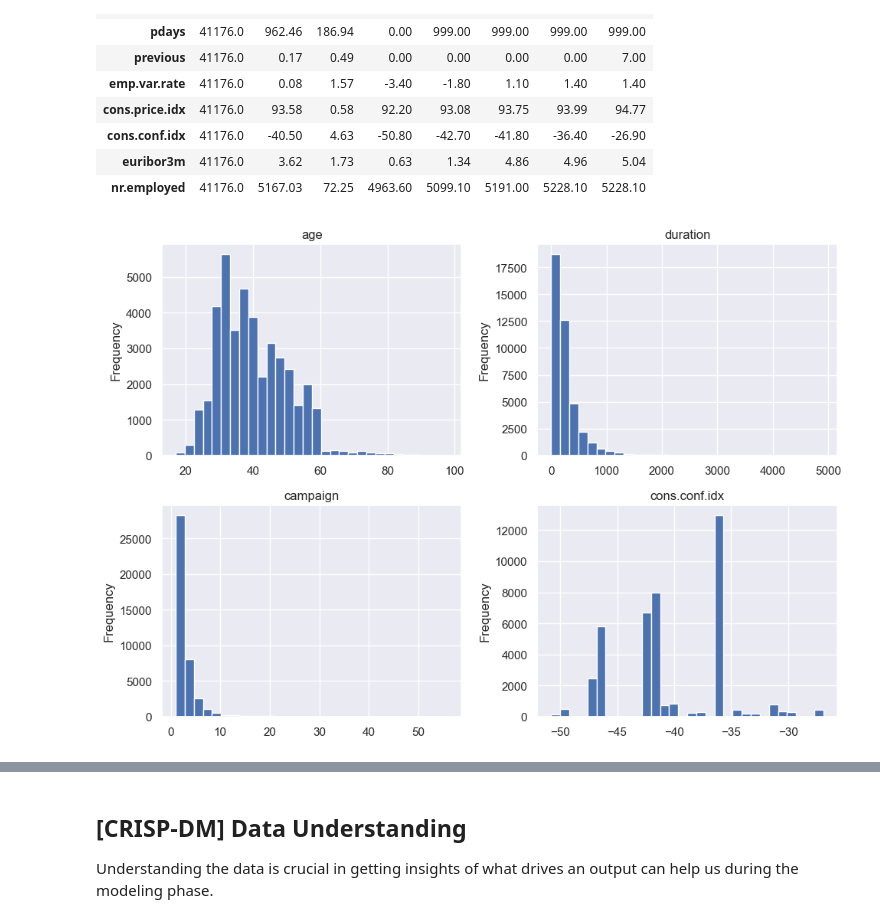
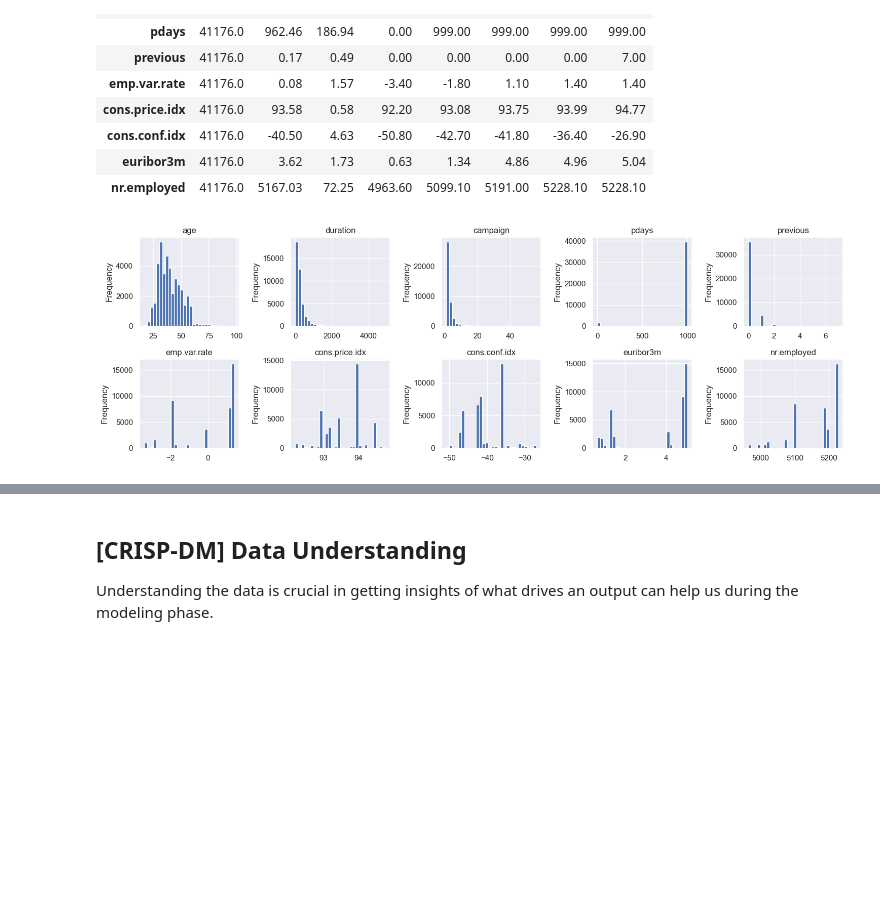
Before and after one commit to anoopungrd/sgh-advanced-analytics-big-data, a Jupyter notebook: semester-1/data-mining/project/code/Bank_Marketing_Notebook.ipynb, the cells around one changed output, grey strips where cells are left out. Saved outputs shown, nothing was run; the diff lists cells and outputs as text; code cells hidden in the pictures; blank space fills up the shorter version.

```diff
--- a/semester-1/data-mining/project/code/Bank_Marketing_Notebook.ipynb
+++ b/semester-1/data-mining/project/code/Bank_Marketing_Notebook.ipynb
@@ -120,13 +120,14 @@ df_clean[num_cols].describe().T.round(2)
 | euribor3m | 41176.0 | 3.62 | 1.73 | 0.63 | 1.34 | 4.86 | 4.96 | 5.04 |
 | nr.employed | 41176.0 | 5167.03 | 72.25 | 4963.60 | 5099.10 | 5191.00 | 5228.10 | 5228.10 |
 # %%
-fig, axes = plt.subplots(2, 2, figsize=(10, 7))
+fig, axes = plt.subplots(2, 5, figsize=(15, 5))
 for ax, col in zip(axes.ravel(),
-                   ['age', 'duration', 'campaign',
-                     'cons.conf.idx']):
+                   ['age', 'duration', 'campaign', 'pdays', 'previous',
+            'emp.var.rate', 'cons.price.idx', 'cons.conf.idx',
+            'euribor3m', 'nr.employed']):
     df_clean[col].plot(kind='hist', bins=30, ax=ax, edgecolor='white')
     ax.set_title(col)
 fig.tight_layout();
 plt.show()
 # %% [output]
-[figure, old version]
+[figure, new version]
```
Also changed, not shown: parts of 2 cells of this notebook.
